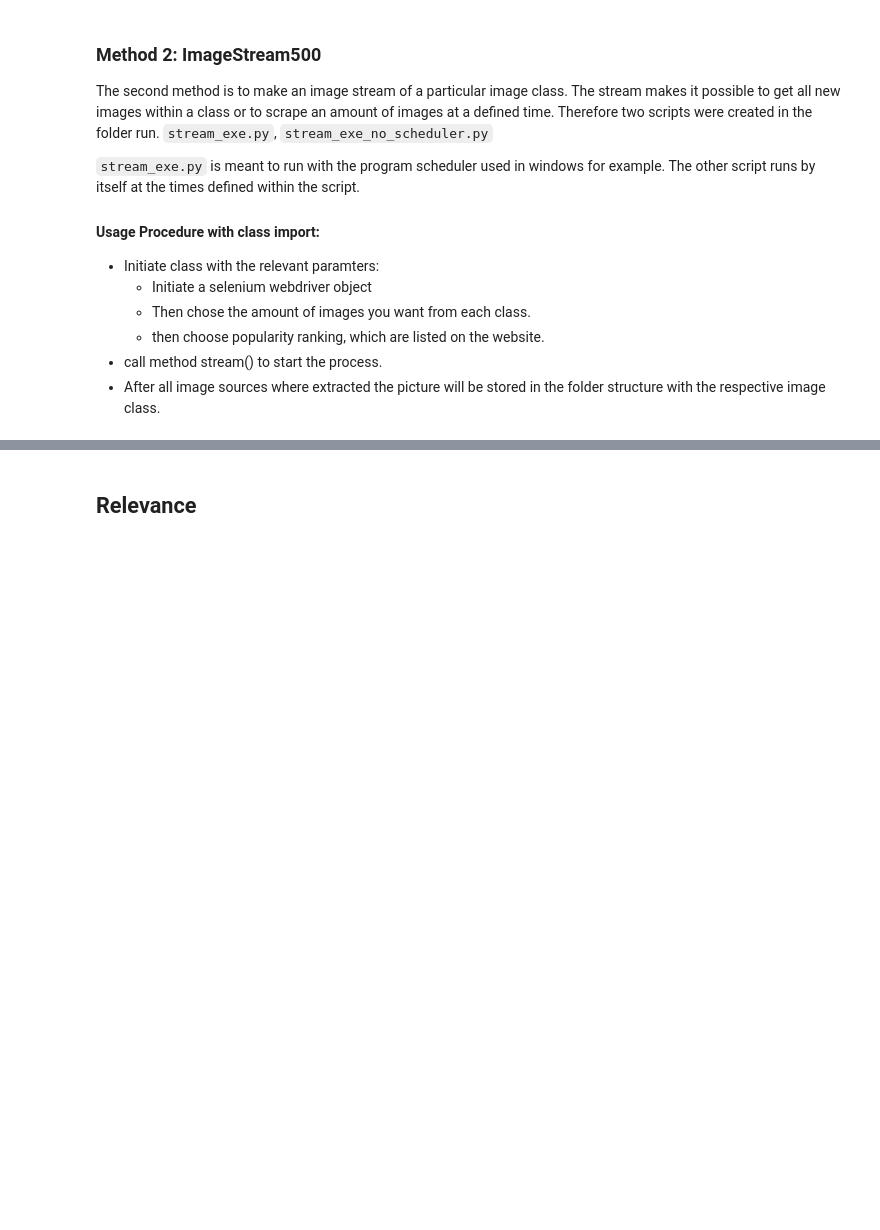
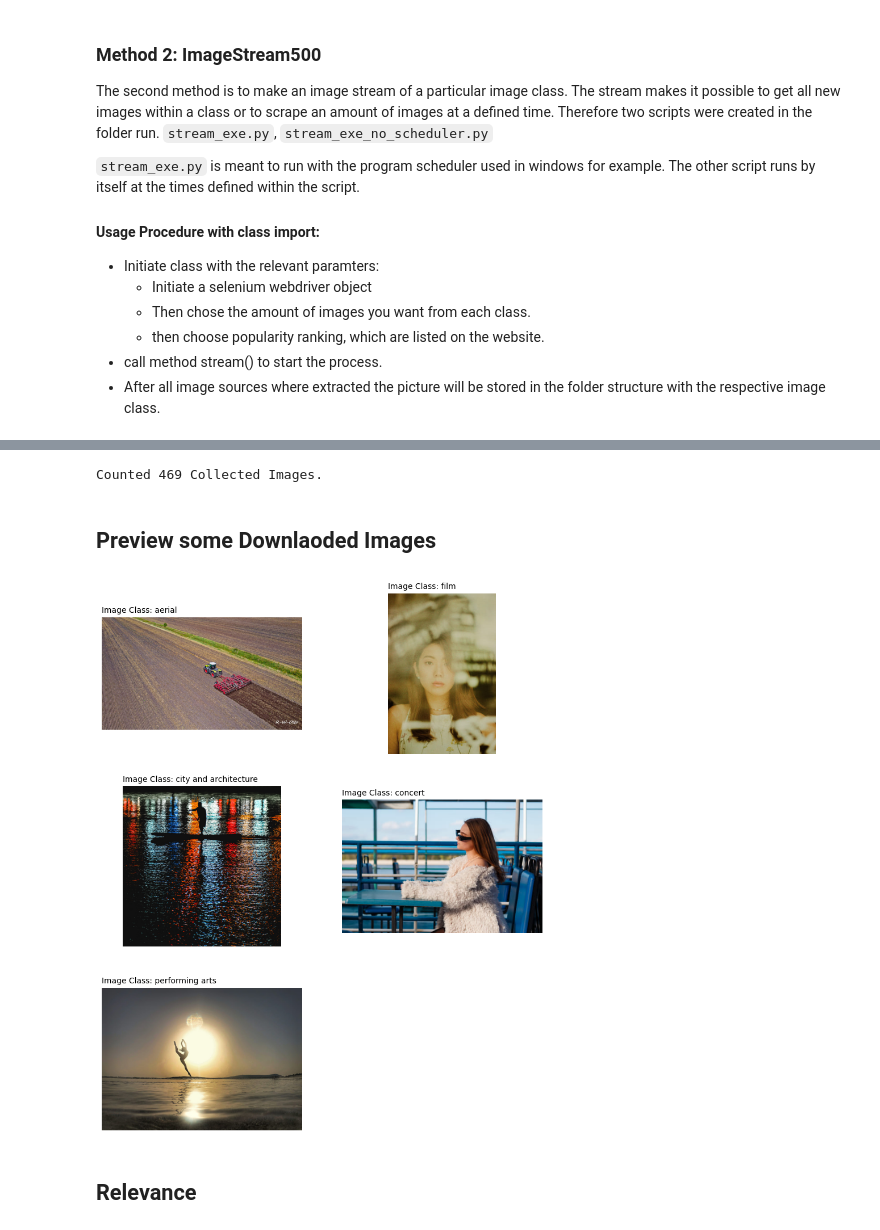
Before and after one commit to SimonStaehli/500px-imagescraper, a Jupyter notebook: image_scraper/doc.ipynb, the cells around one changed output, grey strips where cells are left out. Cells and saved outputs as stored; diff of their text form; code cells hidden in the pictures; blank space fills up the shorter version.

```diff
--- a/image_scraper/doc.ipynb
+++ b/image_scraper/doc.ipynb
@@ -85,0 +106,6 @@ streamer.stream()
+# %%
+img_count_in_folder = crawler.count_collected_images(print_count=True)
+# %% [output]
+Counted 469 Collected Images.
+# %% [markdown]
+## Preview some Downlaoded Images
@@ -86,3 +117,25 @@ streamer.stream()
+# %%
+def show_random_images(count=10):
+    fig = plt.subplots(figsize=(10, count/2*5))
+    ncols, nrows = 2, int(count/2)+1
+
+    for i in range(1, count+1):
+        plt.subplot(nrows, ncols, i)
+        image_dirs = os.listdir('./images')
+        random_dir = random.choice(image_dirs)
+        images = os.listdir(f'./images/{random_dir}')
+        random_image = random.choice(images)
+
+        img = Image.open(f'./images/{random_dir}/{random_image}')
+        plt.title(f'Image Class: {random_dir}', loc='left', fontsize=10)
+        plt.axis('off')
+        plt.imshow(img)
+
+    plt.show()
+
+show_random_images(count=5)
+# %% [output]
+[figure, added]
 # %% [markdown]
 ## Relevance
 # %% [markdown]
```
Also changed, not shown: parts of 6 cells of this notebook.
